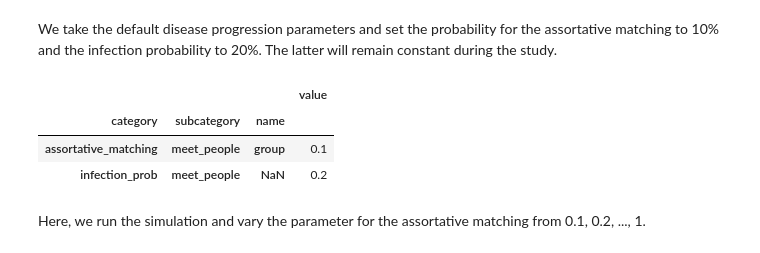
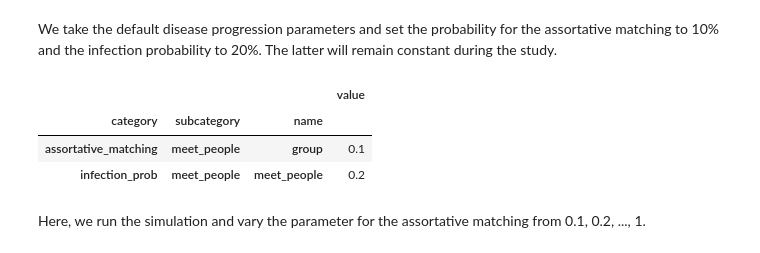
Before and after one commit to covid-19-impact-lab/sid, a Jupyter notebook: docs/source/explanations/assortative_matching.ipynb, the cells around one changed output. Saved outputs shown, nothing was run; the diff lists cells and outputs as text; code cells hidden in the pictures.

```diff
--- a/docs/source/explanations/assortative_matching.ipynb
+++ b/docs/source/explanations/assortative_matching.ipynb
@@ -92,25 +92,25 @@ contact_models = {
 We take the default disease progression parameters and set the probability for the assortative matching to 10% and the infection probability to 20%. The latter will remain constant during the study.
 # %%
 index_columns = ["category", "subcategory", "name"]
-params = pd.read_csv("../../../sid/params.csv", index_col=index_columns)
+params = pd.read_csv("../../../sid/covid_epi_params.csv", index_col=index_columns)
 
 additional_params = """
 category,subcategory,name,value
 assortative_matching,meet_people,group,0.1
 infection_prob,meet_people,meet_people,0.2
 """
 additional_params = pd.read_csv(
     io.StringIO(additional_params), index_col=index_columns,
 )
 
 params = params.append(additional_params).sort_index()
 
 additional_params
 # %% [output]
 |  |  |  | value |
 | category | subcategory | name |  |
 | assortative_matching | meet_people | group | 0.1 |
-| infection_prob | meet_people | NaN | 0.2 |
+| infection_prob | meet_people | meet_people | 0.2 |
 # %% [markdown]
 Here, we run the simulation and vary the parameter for the assortative matching from 0.1, 0.2, ..., 1.
 # %%
```
Also changed, not shown: parts of 3 cells of this notebook, 4 other files.
